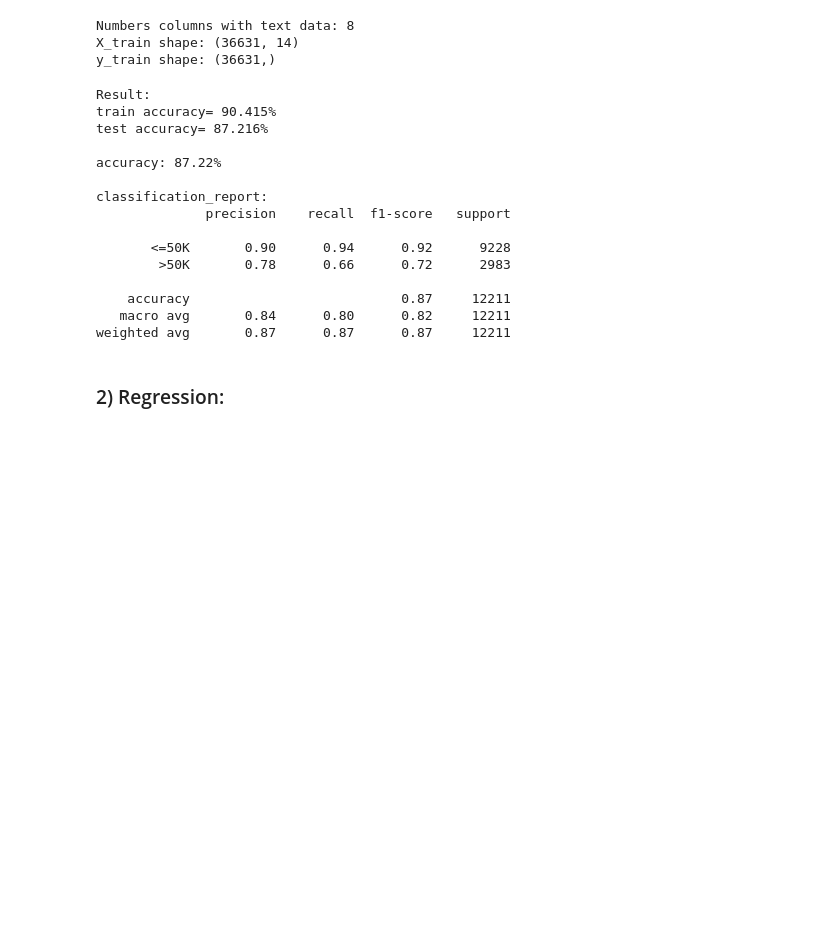
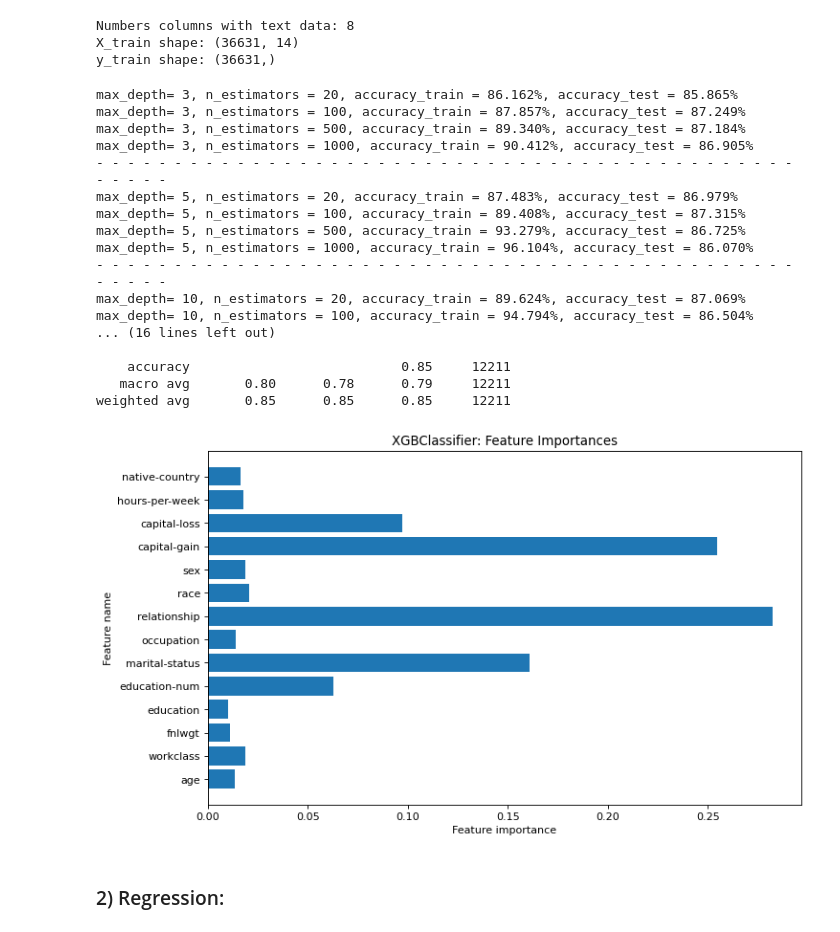
Before and after one commit to Dmytro457/HomeTask_Camp_2026, a Jupyter notebook: 5_des_tree/5_hometask_decision_trees.ipynb, the cells around one changed output. Cells and saved outputs as stored; diff of their text form; code cells hidden in the pictures; blank space fills up the shorter version.

Commit message:
Add graphic feature importances and grid search parametrs

```diff
--- a/5_des_tree/5_hometask_decision_trees.ipynb
+++ b/5_des_tree/5_hometask_decision_trees.ipynb
@@ -208,35 +201,64 @@ y_train shape: (36631,)
 # %%
 # Learning XGBClassifier model
 
-clf = XGBClassifier(
-    eval_metric='logloss',
-).fit(X_train, y_train)
-print("Result:")
-print("train accuracy= {:.3%}".format(clf.score (X_train, y_train)))
-print("test accuracy= {:.3%}".format(clf.score (X_test, y_test)))
+n_estimators_list = [20, 100, 500, 1000]
+max_depth_list = [3, 5, 10, 30]
+
+for i in range(len(max_depth_list)):
+    for j in range(len(n_estimators_list)):
+        clf_XGB = XGBClassifier(
+                n_estimators=n_estimators_list[j],
+                eval_metric= 'logloss',
+                max_depth= max_depth_list[i],
+                random_state= 30
+            ).fit(X_train, y_train)
+        accuracy_train = clf_XGB.score (X_train, y_train)
+        accuracy_test = clf_XGB.score (X_test, y_test)
+        print ('max_depth= {}, n_estimators = {}, accuracy_train = {:.3%}, accuracy_test = {:.3%}'.format (
+            max_depth_list[i],n_estimators_list[j], accuracy_train, accuracy_test))
+    print('- '*50)
 
 # Output result predict on the test set
-y_pred = clf.predict(X_test)
+y_pred = clf_XGB.predict(X_test)
 
 print(f"\naccuracy: {accuracy_score(y_test, y_pred)* 100:.2f}%")
 print("\nclassification_report:")
 print(classification_report(y_test, y_pred, target_names=['<=50K', '>50K']))
 # %% [output]
-Result:
-train accuracy= 90.415%
-test accuracy= 87.216%
+max_depth= 3, n_estimators = 20, accuracy_train = 86.162%, accuracy_test = 85.865%
+max_depth= 3, n_estimators = 100, accuracy_train = 87.857%, accuracy_test = 87.249%
+max_depth= 3, n_estimators = 500, accuracy_train = 89.340%, accuracy_test = 87.184%
+max_depth= 3, n_estimators = 1000, accuracy_train = 90.412%, accuracy_test = 86.905%
+- - - - - - - - - - - - - - - - - - - - - - - - - - - - - - - - - - - - - - - - - - - - - - - - - -
+max_depth= 5, n_estimators = 20, accuracy_train = 87.483%, accuracy_test = 86.979%
+max_depth= 5, n_estimators = 100, accuracy_train = 89.408%, accuracy_test = 87.315%
+max_depth= 5, n_estimators = 500, accuracy_train = 93.279%, accuracy_test = 86.725%
+max_depth= 5, n_estimators = 1000, accuracy_train = 96.104%, accuracy_test = 86.070%
+- - - - - - - - - - - - - - - - - - - - - - - - - - - - - - - - - - - - - - - - - - - - - - - - - -
+max_depth= 10, n_estimators = 20, accuracy_train = 89.624%, accuracy_test = 87.069%
+max_depth= 10, n_estimators = 100, accuracy_train = 94.794%, accuracy_test = 86.504%
+... (16 lines left out)
 
-accuracy: 87.22%
-
-classification_report:
-              precision    recall  f1-score   support
-
-       <=50K       0.90      0.94      0.92      9228
-        >50K       0.78      0.66      0.72      2983
-
-    accuracy                           0.87     12211
-   macro avg       0.84      0.80      0.82     12211
-weighted avg       0.87      0.87      0.87     12211
+    accuracy                           0.85     12211
+   macro avg       0.80      0.78      0.79     12211
+weighted avg       0.85      0.85      0.85     12211
+# %%
+import matplotlib.pyplot as plt
+
+def plot_feature_importances(clf, features):
+    plt.figure(figsize=(10,6), dpi = 80)
+    c_features = len(features)
+    plt.barh(range(c_features), clf.feature_importances_)
+    plt.xlabel("Feature importance")
+    plt.ylabel("Feature name")
+    plt.yticks(np.arange(c_features), features)
+    plt.title("XGBClassifier: Feature Importances")
+    plt.show()
+# %%
+
+plot_feature_importances(clf_XGB, data_class.feature_names)
+# %% [output]
+[figure, added]
 # %% [markdown]
 ### 2) Regression:
 # %% [markdown]
```
Also changed, not shown: parts of 13 cells of this notebook.
